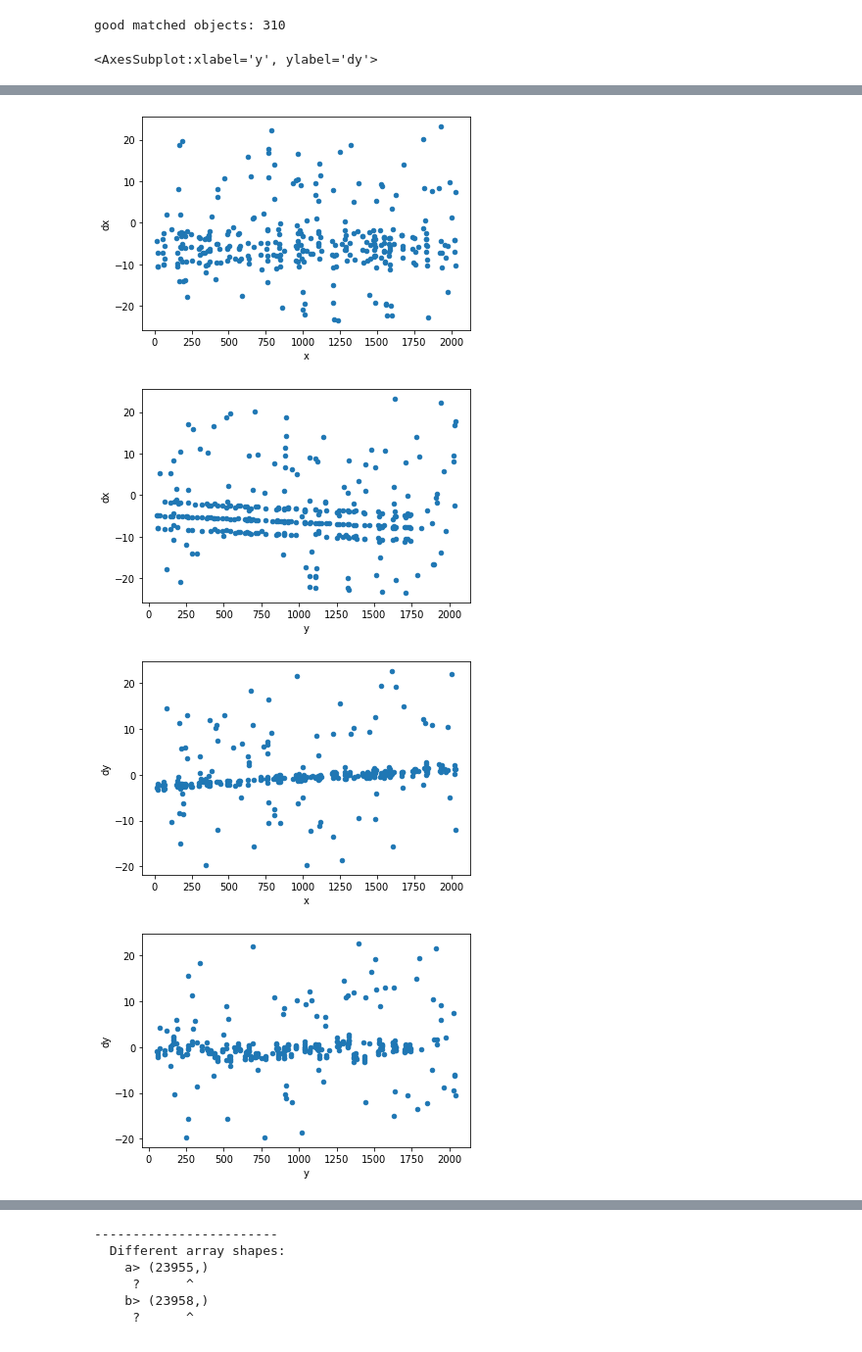
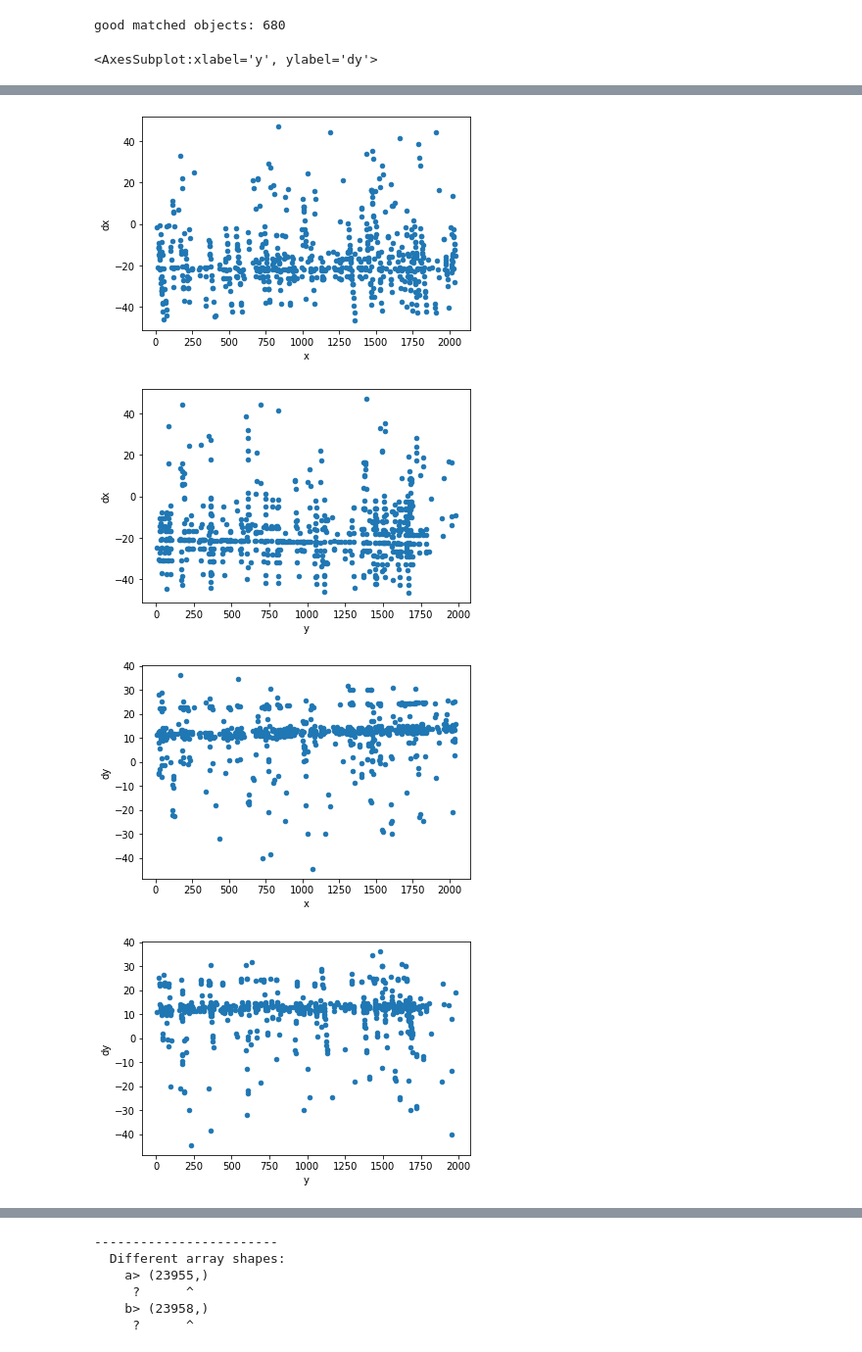
Before and after one commit to arminrest/jwst_distortions_tools, a Jupyter notebook: show_astrometry_residuals.ipynb, the cells around one changed output, grey strips where cells are left out. Shown at 98% size. Cells and saved outputs as stored; diff of their text form; code cells hidden in the pictures.

```diff
--- a/show_astrometry_residuals.ipynb
+++ b/show_astrometry_residuals.ipynb
@@ -7,7 +7,7 @@ import numpy as np
 # between the objects and their matched gaia positions. Give a rough upper limit on
 # what a good match should fall into
 d2d_max = 0.5
-dmag_max = 0.05
+dmag_max = 0.1
 # %%
 #cal_filename = 'photometry/jw01069001001_02101_00002_nrcalong_cal.phot.txt'
 #cal_filename = 'photometry_olddist/jw01069001001_02101_00002_nrcalong_cal.phot.txt'
@@ -35,11 +35,21 @@ cal_filename = 'photometryv1/jw01069002003_02101_00001_nrcalong_cal.phot.txt' #F
 #cal_filename = 'photometryv1/jw01069002002_02101_00001_nrcblong_cal.phot.txt' #F444W,
 #cal_filename = 'photometryv1/jw01069002003_02101_00001_nrcblong_cal.phot.txt' #F444W,
 
+# A5 RND
 #cal_filename = 'coron_test/julian/test1_tweakreg/jw01070001001_04101_00008_nrcalong_cal.phot.txt' #Coron
 #cal_filename = 'coron_test/julian/test1_tweakreg/jw01070001001_10101_00003_nrcalong_cal.phot.txt'
 #cal_filename = 'coron_test/julian/test1_tweakreg/jw01070001001_10101_00004_nrcalong_cal.phot.txt'
 #cal_filename = 'coron_test/julian/test1_tweakreg/jw01070001002_04101_00001_nrcalong_cal.phot.txt'
-cal_filename = 'coron_test/julian/test1_tweakreg/jw01070001002_04101_00003_nrcalong_cal.phot.txt'
+#cal_filename = 'coron_test/julian/test1_tweakreg/jw01070001002_04101_00003_nrcalong_cal.phot.txt'
+
+#A5 BAR
+#cal_filename = 'coron_test/julian/test1_tweakreg/jw01070001001_06101_00005_nrcalong_cal.phot.txt'
+cal_filename = 'coron_test/julian/test1_tweakreg/jw01070001002_06101_00004_nrcalong_cal.phot.txt'
+#cal_filename = 'coron_test/julian/test1_tweakreg/jw01070001002_06101_00001_nrcalong_cal.phot.txt'
+
+# NRCA2_FULL_WEDGE_RND
+cal_filename = 'coron_test/julian/test1_tweakreg/NRCA2_FULL_WEDGE_RND/jw01070001002_10101_00003_nrca2_cal.phot.txt'
+
 
 
 gaia_align_filename = re.sub('cal.phot.txt$','tweakregstep.phot.txt',cal_filename)
@@ -65,5 +75,5 @@ phot.t.loc[ixs_clean,'dy'] = phot.t.loc[ixs_clean,'cat_y'] - phot.t.loc[ixs_clea
 phot.t.plot.scatter('x','dy')
 phot.t.plot.scatter('y','dy')
 # %% [output]
-good matched objects: 310
+good matched objects: 680
 <AxesSubplot:xlabel='y', ylabel='dy'>
@@ -72,7 +82,7 @@ good matched objects: 310
-[figure, old version]
+[figure, new version]
-[figure, old version]
+[figure, new version]
-[figure, old version]
+[figure, new version]
-[figure, old version]
+[figure, new version]
 # %%
 phot_gaia = pdastrostatsclass()
 phot_gaia.load(gaia_align_filename)
```
Also changed, not shown: parts of 3 cells of this notebook, 1 other file.
